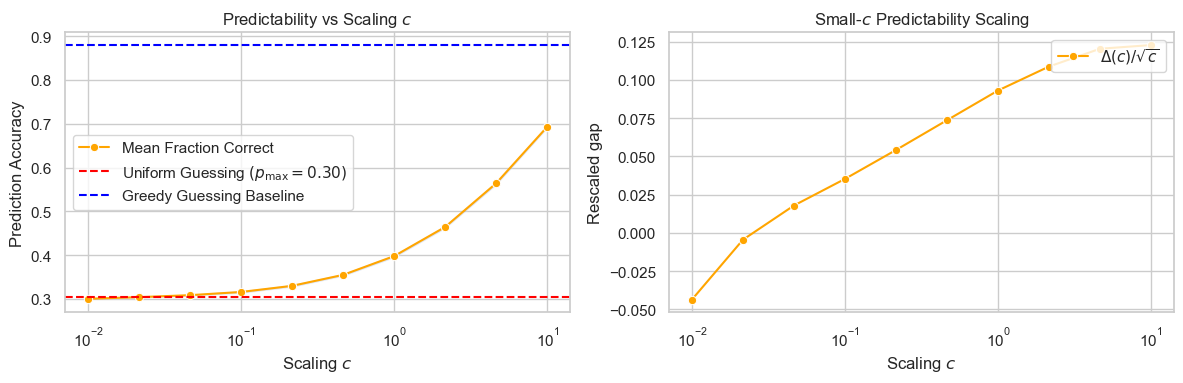
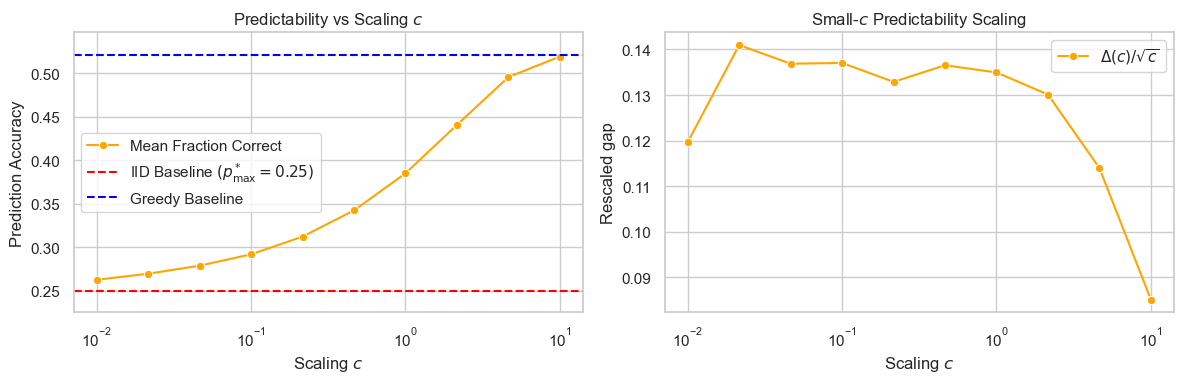
The change to this notebook cell's code, shown as a diff; its figure went from the first image to the second:
--- before
+++ after
@@ -35,6 +35,9 @@
 greedy_predictability = deterministic_predictability(beta)
 
+mean_fraction_correct_all = fraction_correct_all.mean(axis=1)
 mean_fraction_correct = fraction_correct.mean(axis=1)
 std_fraction_correct = fraction_correct.std(axis=1)
+mean_expected_accuracy = expected_accuracy.mean(axis=1)
+std_expected_accuracy = expected_accuracy.std(axis=1)
 delta_predictability = mean_fraction_correct - p_max
 
@@ -45,7 +48,8 @@
 ax = axs[0]
 
+
 sns.lineplot(
     x=scalings_c,
-    y=mean_fraction_correct,
+    y=mean_fraction_correct_all,
     color='orange',
     marker="o",
@@ -54,16 +58,9 @@
 )
 
-ax.fill_between(
-    scalings_c,
-    mean_fraction_correct - std_fraction_correct,
-    mean_fraction_correct + std_fraction_correct,
-    alpha=0.2,
-)
-
 ax.axhline(
     p_max,
     linestyle="--",
     color="red",
-    label=rf"Uniform Guessing $(p_{{\max}} = {p_max:.2f})$",
+    label=rf"IID Baseline $(p_{{\max}}^* = {p_max:.2f})$",
 )
 
@@ -73,5 +70,5 @@
         linestyle="--",
         color="blue",
-        label="Greedy Guessing Baseline",
+        label="Greedy Baseline",
     )
 else:
@@ -80,5 +77,5 @@
         linestyle="--",
         color="blue",
-        label="Greedy Guessing Baseline",
+        label="Greedy Baseline",
     )
 
@@ -88,4 +85,5 @@
 ax.set_title(r"Predictability vs Scaling $c$")
 ax.legend(loc="best")
+ax.set_ylim([0.9*p_max, 1.05 * greedy_predictability])
 
 

Commit: added burn in to simulations to avoid accuracy being biased towards initial distribution